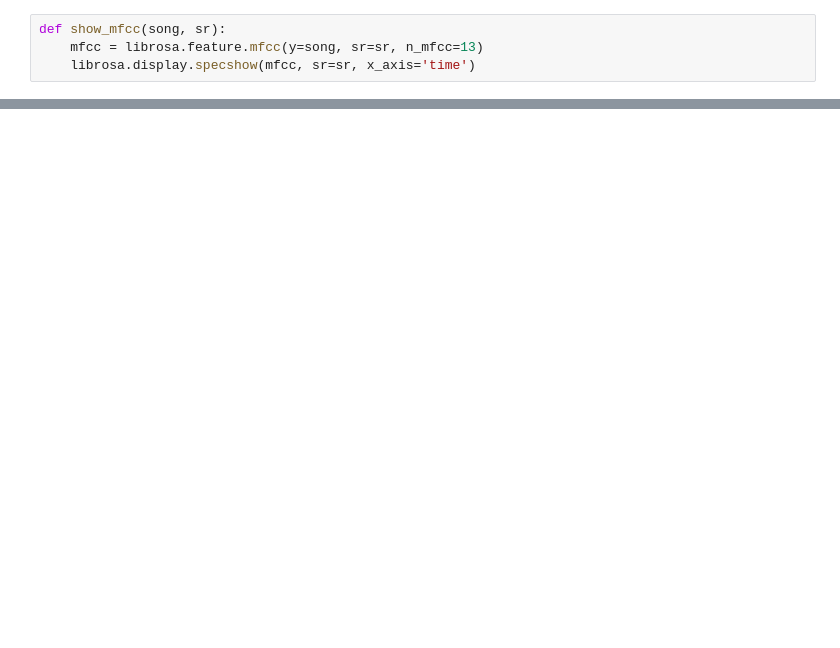
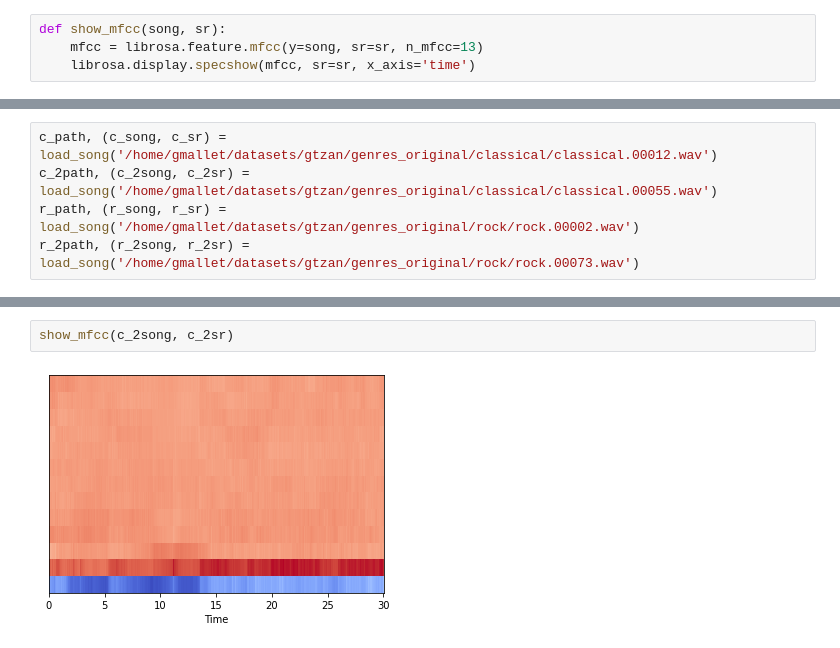
Before and after one commit to malletgaetan/ml-notebooks, a Jupyter notebook: understanding_audio_features_extraction.ipynb, the cells around one changed output, grey strips where cells are left out. Saved outputs shown, nothing was run; the diff lists cells and outputs as text; blank space fills up the shorter version.

```diff
--- a/understanding_audio_features_extraction.ipynb
+++ b/understanding_audio_features_extraction.ipynb
@@ -90,0 +75,5 @@ c_path
+# %%
+c_path, (c_song, c_sr) = load_song('/home/gmallet/datasets/gtzan/genres_original/classical/classical.00012.wav')
+c_2path, (c_2song, c_2sr) = load_song('/home/gmallet/datasets/gtzan/genres_original/classical/classical.00055.wav')
+r_path, (r_song, r_sr) = load_song('/home/gmallet/datasets/gtzan/genres_original/rock/rock.00002.wav')
+r_2path, (r_2song, r_2sr) = load_song('/home/gmallet/datasets/gtzan/genres_original/rock/rock.00073.wav')
@@ -90,0 +84,4 @@ c_path
+# %%
+show_mfcc(c_2song, c_2sr)
+# %% [output]
+[figure, added]
```
Also changed, not shown: parts of 12 cells of this notebook, 5 other files.
